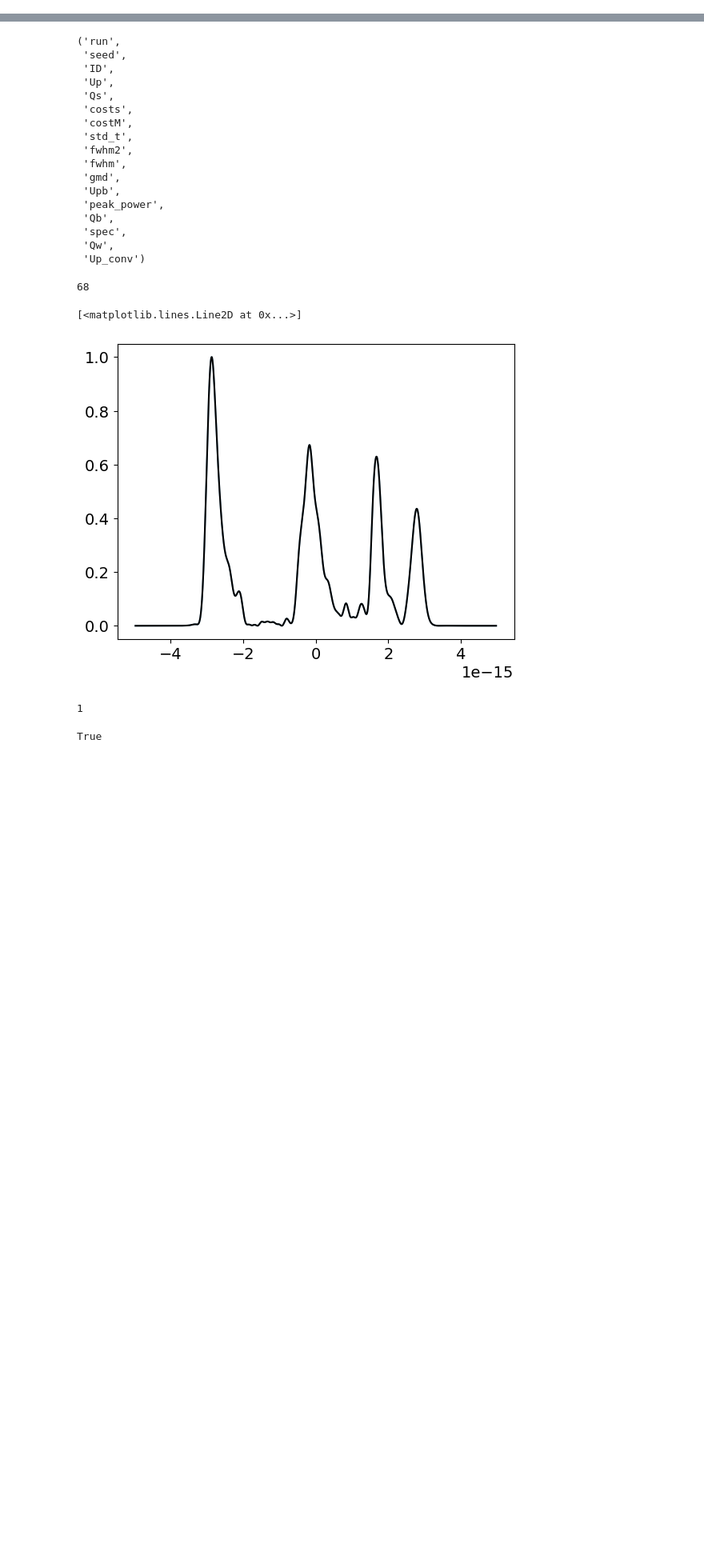
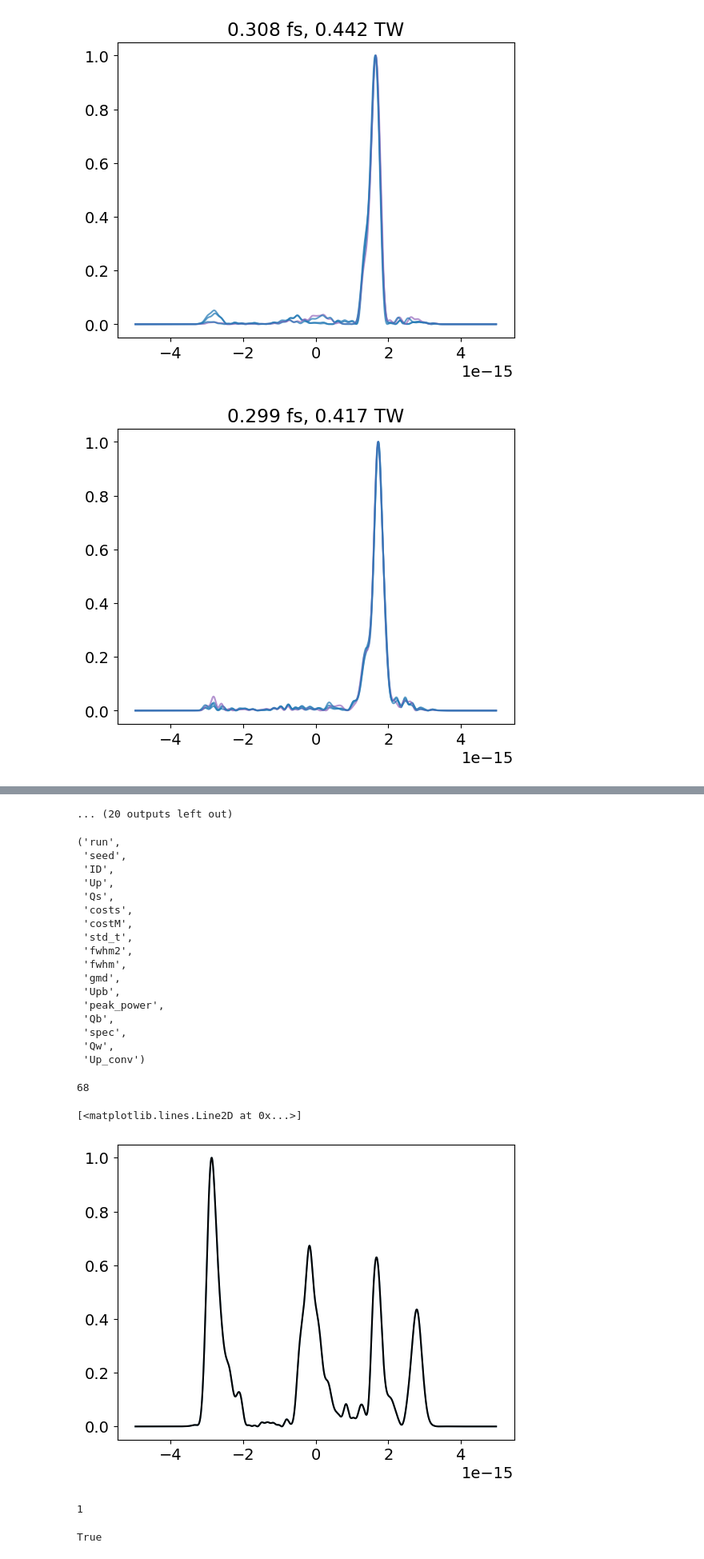
Before and after one commit to parisfranz/cVMI, a Jupyter notebook: clean recon July/plot_TWpaper.ipynb, the cells around one changed output, grey strips where cells are left out. Shown at 80% size. Drawn from its saved outputs; the diff is of its cells as text; code cells hidden in the pictures; blank space fills up the shorter version.

```diff
--- a/clean recon July/plot_TWpaper.ipynb
+++ b/clean recon July/plot_TWpaper.ipynb
@@ -193,6 +205,7 @@ except:
     vNaxiss = []
     alphaws = []
     Bnames = []
+    Upsall = []
 N_w = 6
 N_t = 6
 Nb = N_w*N_t
@@ -251,5 +264,6 @@ for i in range(len(Ups)):
     alphas.append(alpha)
     vNaxiss.append(vNaxis)
     alphaws.append(alphw)
+    Upsall.append(Up)
 # %% [output]
 Bpbasis_Np128_Nw6_Nt6_Up0.npy
@@ -444,3 +405,24 @@ IndentationError: unexpected indent (2627741118.py, line 120)
+# %%
+for k in range(len(IDs)):
+    look = datall[(datall['ID'] == IDs[k])&(datall['Qw'] == False)]
+    Ups_i = np.unique(look['Up'])
+
+    cost_avg = []
+    us = []
+    for i,u in enumerate(Ups_i):
+        cost_avg.append(np.mean(look[(look['Up'] == u)]['costs'][:,-1]))
+        us.append(u)
+
+    try:
+        convergesUp, Upb = converges_Up(us, cost_avg)
+    except:
+        convergesUp = False
+        Upb = 0
+    idxs = np.where((datall['ID'] == IDs[k]))[0]
+    for i in idxs:
+        datall[i]['Up_conv'] = convergesUp
+        if datall[i]['Up'] == Upb: datall[i]['Upb'] = True
+        else: datall[i]['Upb'] = False
 # %%
 plt.hist(datall['gmd'])
 plt.show()
@@ -466,0 +490,12 @@ np.save(savename, datdict)
+# %%
+for i in range(len(datall[cut])):
+    look = datall[(datall['ID'] == datall[cut]['ID'][i])&(datall['Up'] == datall[cut]['Up'][i])]
+    for j in range(len(look)):
+        if look[j]['Qw']: c = 'tab:purple'
+        else: c = 'tab:blue'
+        plt.plot(vNaxis['t_sample'], look[j]['EtEt'], alpha = 0.7, color = c)
+        plt.title('%1.3f fs, %1.3f TW' %(look[j]['fwhm'],look[j]['peak_power']))
+    plt.show()
+# %% [output]
+[figure, added]
+[figure, added]
@@ -466,0 +512 @@ np.save(savename, datdict)
+... (20 outputs left out)
```
Also changed, not shown: parts of 19 cells of this notebook, 2 other files.
